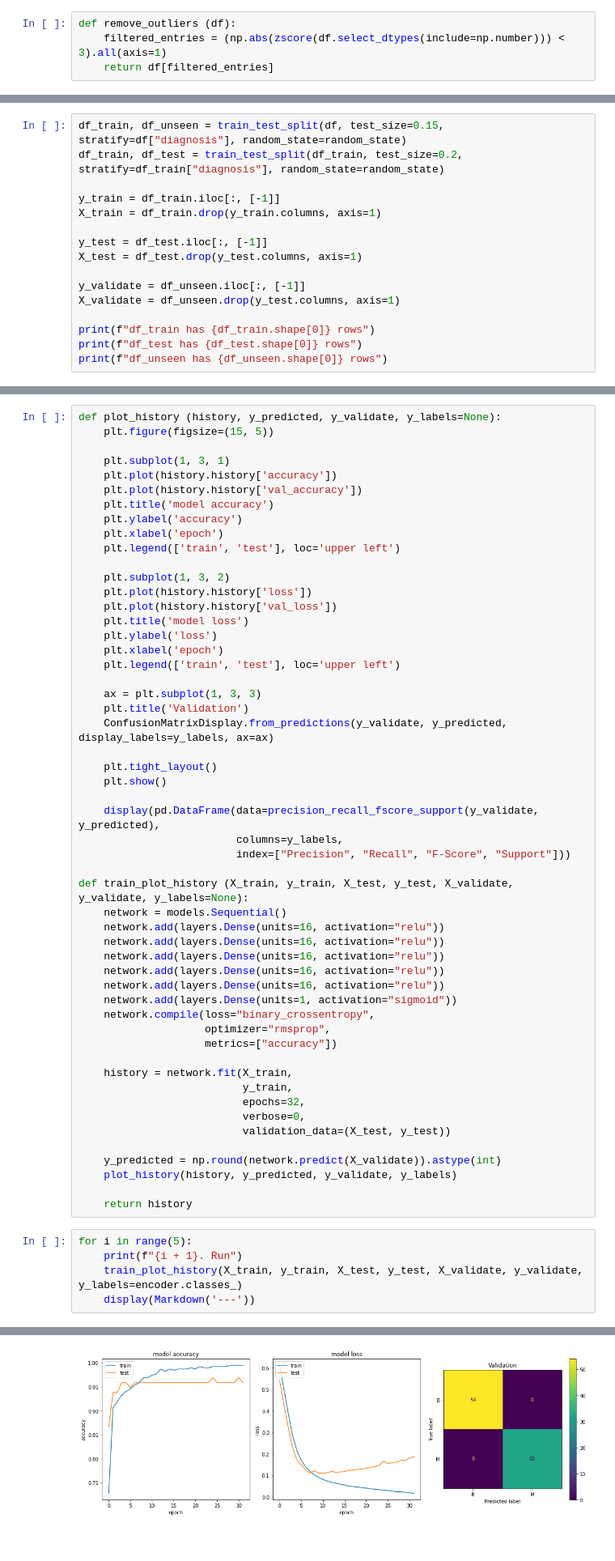
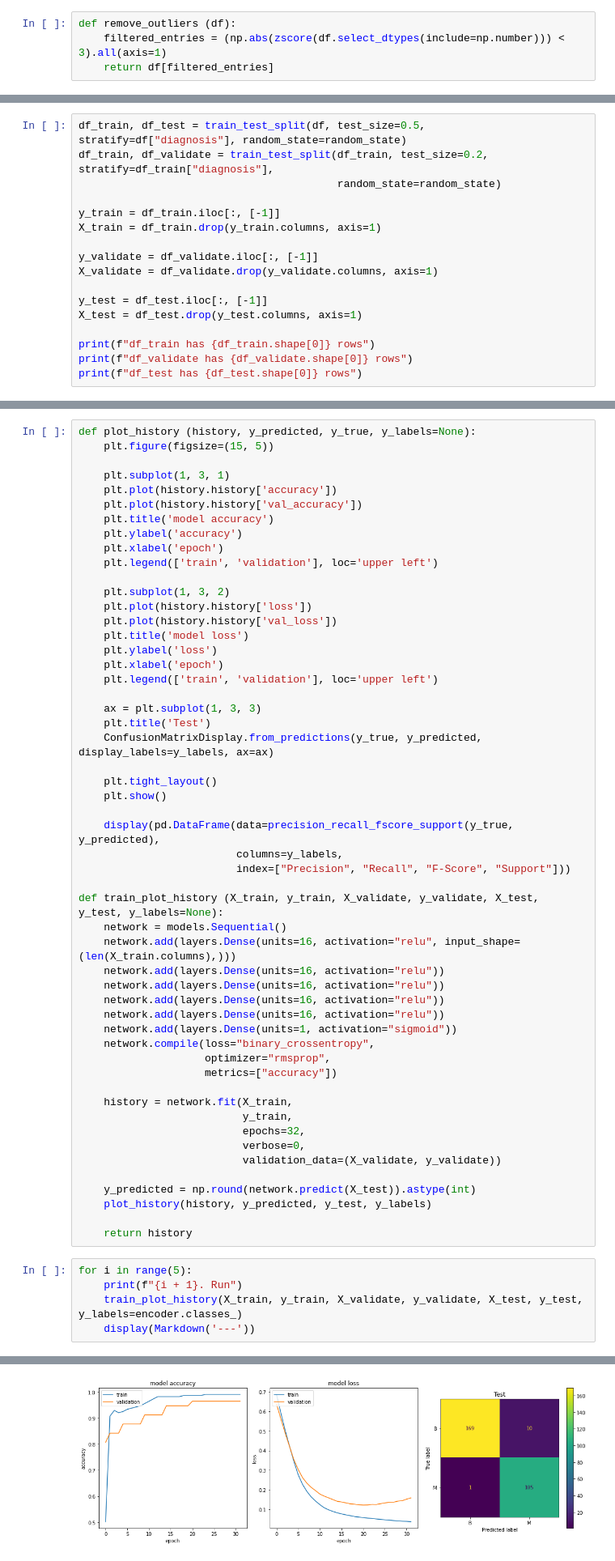
Before and after one commit to tsopeh/neural_networks, a Jupyter notebook: breast_cancer.ipynb, the cells around one changed output, grey strips where cells are left out. Shown at 81% size. Cells and saved outputs as stored; diff of their text form.

Commit message:
train test validate

```diff
--- a/breast_cancer.ipynb
+++ b/breast_cancer.ipynb
@@ -160,19 +160,20 @@ plot_correlation(df)
 <AxesSubplot:>
 [figure]
 # %%
-df_train, df_unseen = train_test_split(df, test_size=0.15, stratify=df["diagnosis"], random_state=random_state)
-df_train, df_test = train_test_split(df_train, test_size=0.2, stratify=df_train["diagnosis"], random_state=random_state)
+df_train, df_test = train_test_split(df, test_size=0.5, stratify=df["diagnosis"], random_state=random_state)
+df_train, df_validate = train_test_split(df_train, test_size=0.2, stratify=df_train["diagnosis"],
+                                         random_state=random_state)
 
 y_train = df_train.iloc[:, [-1]]
 X_train = df_train.drop(y_train.columns, axis=1)
 
+y_validate = df_validate.iloc[:, [-1]]
+X_validate = df_validate.drop(y_validate.columns, axis=1)
+
 y_test = df_test.iloc[:, [-1]]
 X_test = df_test.drop(y_test.columns, axis=1)
 
-y_validate = df_unseen.iloc[:, [-1]]
-X_validate = df_unseen.drop(y_test.columns, axis=1)
-
 print(f"df_train has {df_train.shape[0]} rows")
+print(f"df_validate has {df_validate.shape[0]} rows")
 print(f"df_test has {df_test.shape[0]} rows")
-print(f"df_unseen has {df_unseen.shape[0]} rows")
 # %% [output]
@@ -182,5 +183,5 @@ df_unseen has 86 rows
 # %%
-def plot_history (history, y_predicted, y_validate, y_labels=None):
+def plot_history (history, y_predicted, y_true, y_labels=None):
     plt.figure(figsize=(15, 5))
 
     plt.subplot(1, 3, 1)
@@ -189,7 +190,7 @@ def plot_history (history, y_predicted, y_validate, y_labels=None):
     plt.title('model accuracy')
     plt.ylabel('accuracy')
     plt.xlabel('epoch')
-    plt.legend(['train', 'test'], loc='upper left')
+    plt.legend(['train', 'validation'], loc='upper left')
 
     plt.subplot(1, 3, 2)
     plt.plot(history.history['loss'])
@@ -197,22 +198,22 @@ def plot_history (history, y_predicted, y_validate, y_labels=None):
     plt.title('model loss')
     plt.ylabel('loss')
     plt.xlabel('epoch')
-    plt.legend(['train', 'test'], loc='upper left')
+    plt.legend(['train', 'validation'], loc='upper left')
 
     ax = plt.subplot(1, 3, 3)
-    plt.title('Validation')
-    ConfusionMatrixDisplay.from_predictions(y_validate, y_predicted, display_labels=y_labels, ax=ax)
+    plt.title('Test')
+    ConfusionMatrixDisplay.from_predictions(y_true, y_predicted, display_labels=y_labels, ax=ax)
 
     plt.tight_layout()
     plt.show()
 
-    display(pd.DataFrame(data=precision_recall_fscore_support(y_validate, y_predicted),
+    display(pd.DataFrame(data=precision_recall_fscore_support(y_true, y_predicted),
                          columns=y_labels,
                          index=["Precision", "Recall", "F-Score", "Support"]))
 
-def train_plot_history (X_train, y_train, X_test, y_test, X_validate, y_validate, y_labels=None):
+def train_plot_history (X_train, y_train, X_validate, y_validate, X_test, y_test, y_labels=None):
     network = models.Sequential()
-    network.add(layers.Dense(units=16, activation="relu"))
+    network.add(layers.Dense(units=16, activation="relu", input_shape=(len(X_train.columns),)))
     network.add(layers.Dense(units=16, activation="relu"))
     network.add(layers.Dense(units=16, activation="relu"))
     network.add(layers.Dense(units=16, activation="relu"))
@@ -226,16 +227,16 @@ def train_plot_history (X_train, y_train, X_test, y_test, X_validate, y_validate
                           y_train,
                           epochs=32,
                           verbose=0,
-                          validation_data=(X_test, y_test))
+                          validation_data=(X_validate, y_validate))
 
-    y_predicted = np.round(network.predict(X_validate)).astype(int)
-    plot_history(history, y_predicted, y_validate, y_labels)
+    y_predicted = np.round(network.predict(X_test)).astype(int)
+    plot_history(history, y_predicted, y_test, y_labels)
 
     return history
 # %%
 for i in range(5):
     print(f"{i + 1}. Run")
-    train_plot_history(X_train, y_train, X_test, y_test, X_validate, y_validate, y_labels=encoder.classes_)
+    train_plot_history(X_train, y_train, X_validate, y_validate, X_test, y_test, y_labels=encoder.classes_)
     display(Markdown('---'))
 # %% [output]
 1. Run
@@ -256,4 +257,4 @@ for i in range(5):
 ---
 3. Run
-[figure, old version]
+[figure, new version]
 |  | B | M |
```
Also changed, not shown: parts of 2 cells of this notebook.
